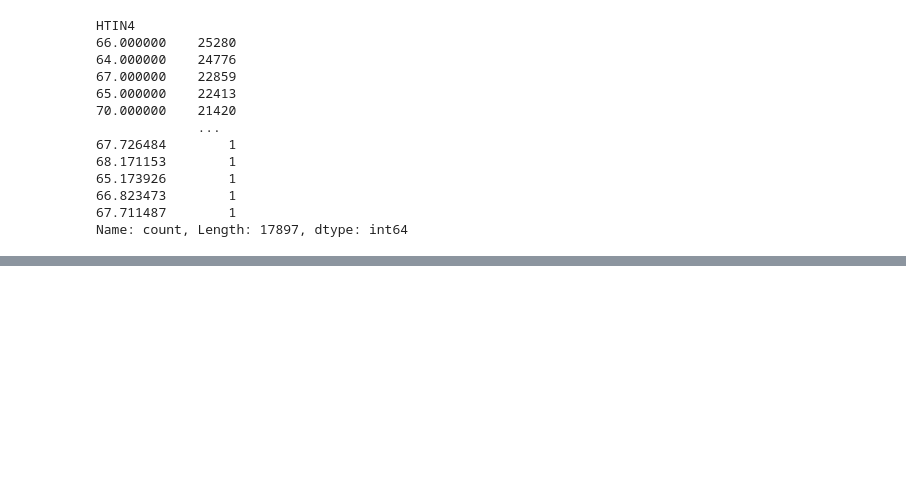
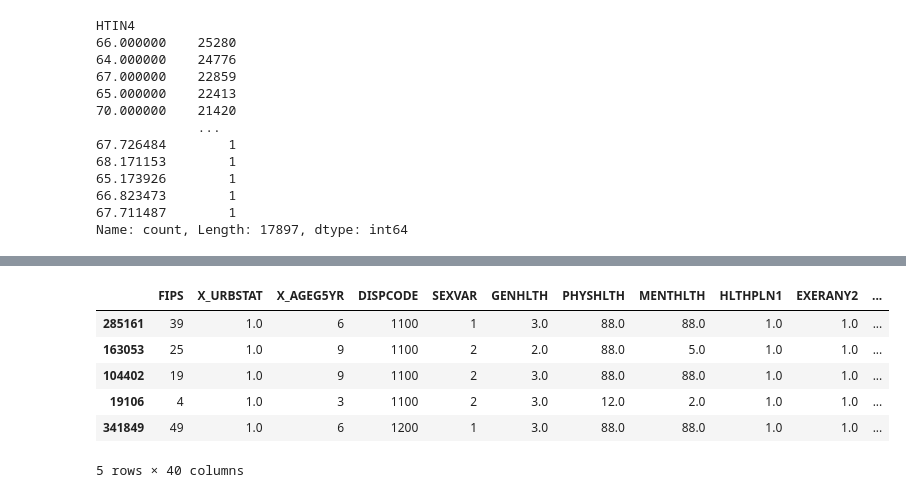
Before and after one commit to dave-mainag/Predictive-Modeling-for-Cancer-Screening, a Jupyter notebook: Notebook.ipynb, the cells around one changed output, grey strips where cells are left out. Saved outputs shown, nothing was run; the diff lists cells and outputs as text; code cells hidden in the pictures; blank space fills up the shorter version.

```diff
--- a/Notebook.ipynb
+++ b/Notebook.ipynb
@@ -503,0 +571,10 @@ X_test_imputed.to_csv('/Users/dave/Documents/X_test_processed.csv', index=True)
+# %%
+X_train.head()
+# %% [output]
+|  | FIPS | X_URBSTAT | X_AGEG5YR | DISPCODE | SEXVAR | GENHLTH | PHYSHLTH | MENTHLTH | HLTHPLN1 | EXERANY2 | ... |
+| 285161 | 39 | 1.0 | 6 | 1100 | 1 | 3.0 | 88.0 | 88.0 | 1.0 | 1.0 | ... |
+| 163053 | 25 | 1.0 | 9 | 1100 | 2 | 2.0 | 88.0 | 5.0 | 1.0 | 1.0 | ... |
+| 104402 | 19 | 1.0 | 9 | 1100 | 2 | 3.0 | 88.0 | 88.0 | 1.0 | 1.0 | ... |
+| 19106 | 4 | 1.0 | 3 | 1100 | 2 | 3.0 | 12.0 | 2.0 | 1.0 | 1.0 | ... |
+| 341849 | 49 | 1.0 | 6 | 1200 | 1 | 3.0 | 88.0 | 88.0 | 1.0 | 1.0 | ... |
+5 rows × 40 columns
```
Also changed, not shown: parts of 50 cells of this notebook.
